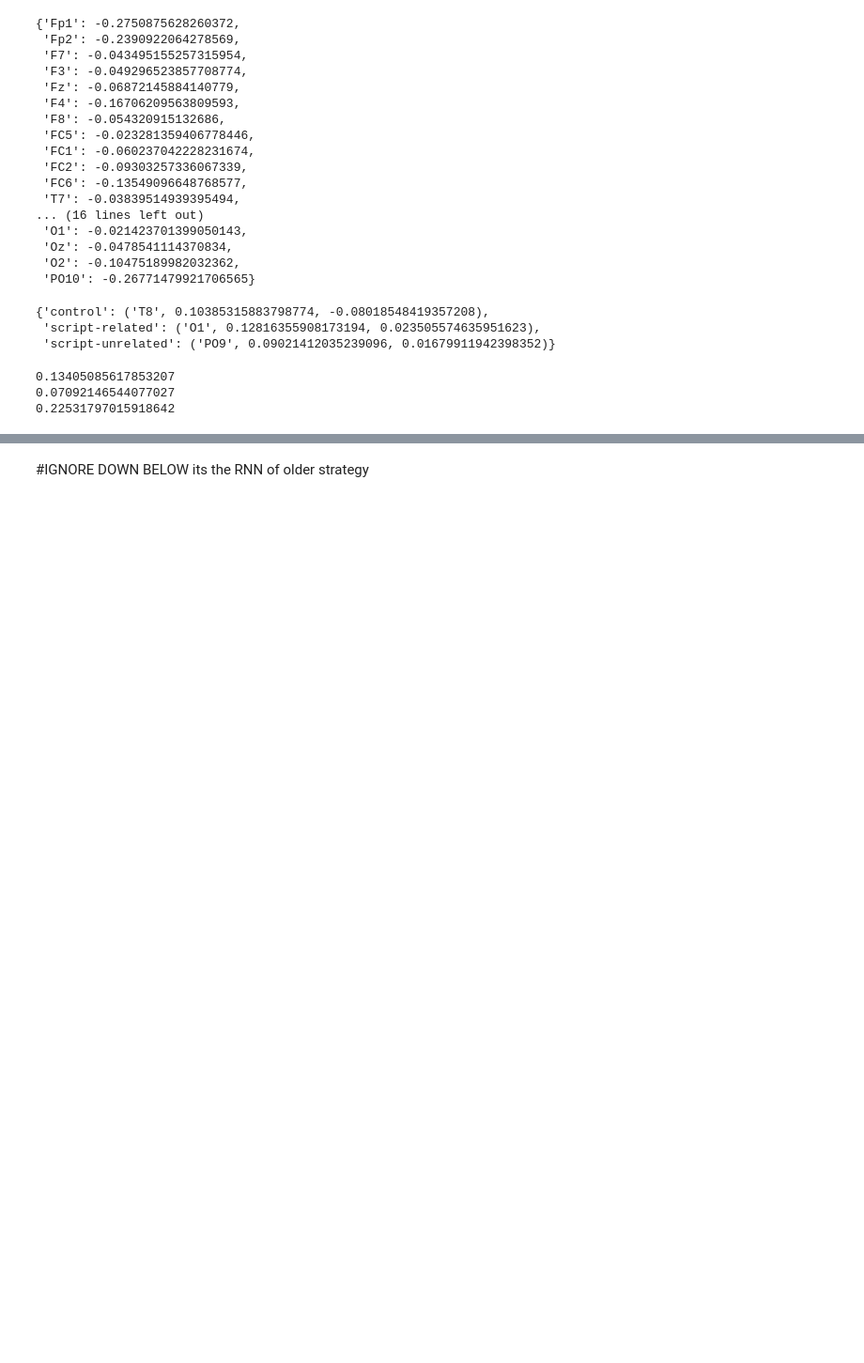
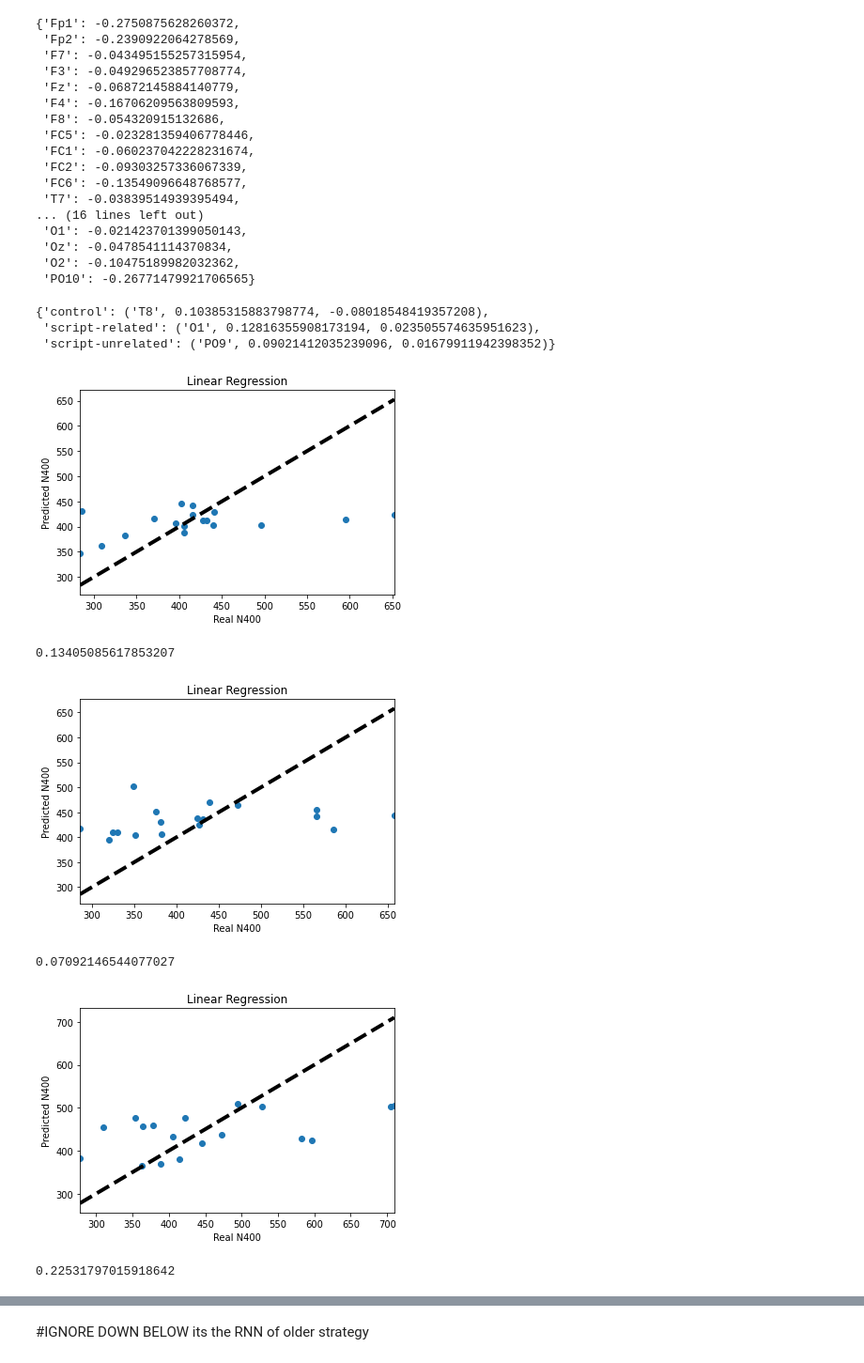
Before and after one commit to cristianionescu7/ERP_group3, a Jupyter notebook: main.ipynb, the cells around one changed output, grey strips where cells are left out. Shown: that part at 94% size. Cells and saved outputs as stored; diff of their text form; code cells hidden in the pictures; blank space fills up the shorter version.

```diff
--- a/main.ipynb
+++ b/main.ipynb
@@ -417,33 +439,45 @@ relevant_els = {'control': ['T8', 'PO9', 'P7'], 'script-related': ['O1', 'Oz', '
 X = []
 y = []
 Xaux = []
 for condition in ['control', 'script-related', 'script-unrelated']:
     X=[]
     y = []
     for i,subject in zip(range(0, len(ERPS)), ERPS):
         if subject[1] == condition:
             for el in relevant_els[condition]:
                 aux = (ERPS[subject][0][el], ERPS[subject][1][el])
                 Xaux.append(aux)
             #X.append([(ERPS[subject][0]['T8'], ERPS[subject][1]['T8']), (ERPS[subject][0]['P7'], ERPS[subject][1]['P7']), (ERPS[subject][0]['PO9'], ERPS[subject][1]['PO9'])])
             X.append(Xaux)
             y.append(spr_avgs[i][0])
             Xaux = []
 
     X = np.array(X)
     y = np.array(y)
     X_train, X_test, y_train, y_test = train_test_split(X, y, test_size=0.2, random_state=42)
     nsamples, nx, ny = X_train.shape
     X_train = X_train.reshape((nsamples,nx*ny))
     nsamples, nx, ny = X_test.shape
     X_test = X_test.reshape((nsamples,nx*ny))
     model = LinearRegression()
     model.fit(X_train, y_train)
     y_pred = model.predict(X_test)
 
+    # plot
+    plt.scatter(y_test, y_pred)
+    plt.plot([y_test.min(), y_test.max()], [y_test.min(), y_test.max()], 'k--', lw=4)
+    plt.title('Linear Regression')
+    plt.xlim([y_test.min(), y_test.max()])
+    plt.xlabel('Real N400')
+    plt.ylabel('Predicted N400')
+    plt.show()
+
     r2 = r2_score(y_test, y_pred)
     print(r2)
 # %% [output]
+[figure, added]
 0.13405085617853207
-0.07092146544077027
-0.22531797015918642
+[figure, added]
+0.07092146544077027
+[figure, added]
+0.22531797015918642
```
Also changed, not shown: parts of 2 cells of this notebook, 7 other files.
